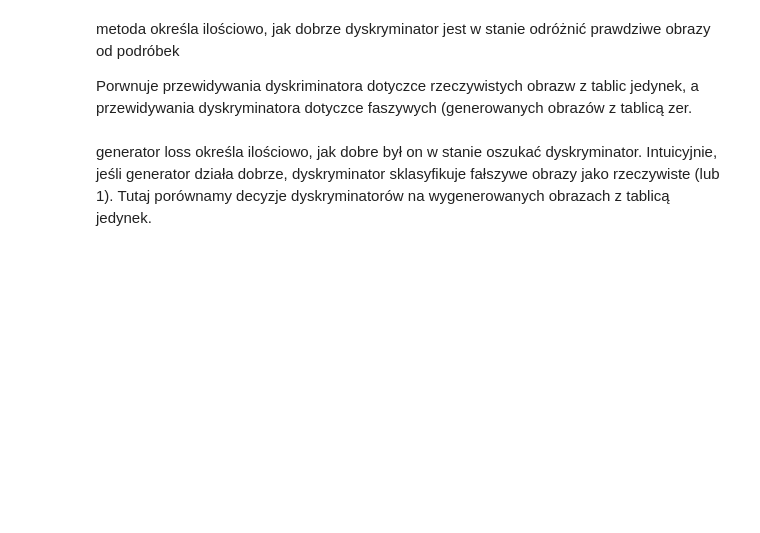
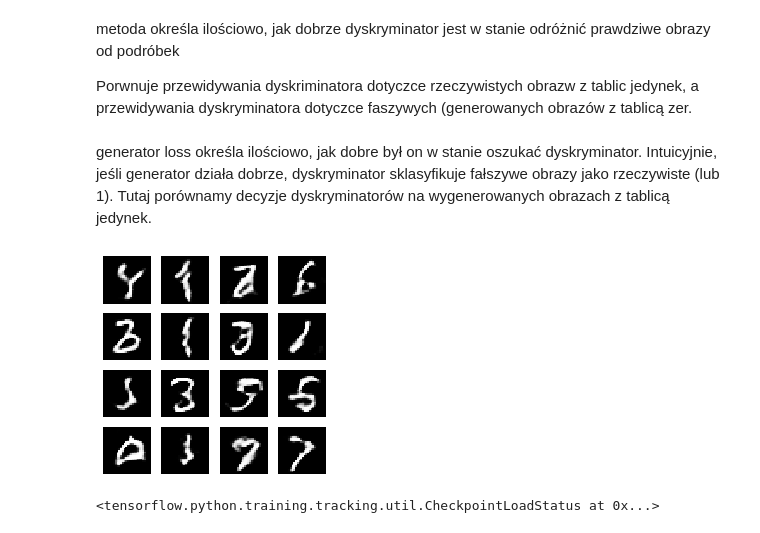
Before and after one commit to weronikazak/ML-Projects, a Jupyter notebook: GAN/tensorflow_gan.ipynb, the cells around one changed output. Cells and saved outputs as stored; diff of their text form; code cells hidden in the pictures; blank space fills up the shorter version.

```diff
--- a/GAN/tensorflow_gan.ipynb
+++ b/GAN/tensorflow_gan.ipynb
@@ -81,8 +81,8 @@ metoda określa ilościowo, jak dobrze dyskryminator jest w stanie odróżnić p
 Porwnuje przewidywania dyskriminatora dotyczce rzeczywistych obrazw z tablic jedynek, a przewidywania dyskryminatora dotyczce faszywych (generowanych obrazów z tablicą zer.
 # %%
 def discriminator_loss(real_output, fake_output):
-    real_loss = crss_entropy(tf.ones_like(real_output), real_output)
-    fake_loss = crss_entropy(tf.zeros_like(fake_output), fake_output)
+    real_loss = cross_entropy(tf.ones_like(real_output), real_output)
+    fake_loss = cross_entropy(tf.zeros_like(fake_output), fake_output)
     total_loss = real_loss + fake_loss
     return total_loss
 # %% [markdown]
@@ -111,7 +111,7 @@ seed = tf.random.normal([num_examples, noise_dims])
 def train_step(images):
     noise = tf.random.normal([BATCH_SIZE, noise_dims])
 
-    with tf.GradientTape() as gen_taoem tf.GradientTape() as disc_tape:
+    with tf.GradientTape() as gen_tape, tf.GradientTape() as disc_tape:
         gen_imgs = generator(noise, training=True)
 
         real_output = discriminator(images, training=True)
@@ -120,4 +120,26 @@ def train_step(images):
         gen_loss = generator_loss(fake_output)
         disc_loss = discriminator_loss(real_output, fake_output)
 
-    grads_of_generator = gen_tape.gradient(gen_loss, generator.trainable_variables)
+    grads_generator = gen_tape.gradient(gen_loss, generator.trainable_variables)
+    grads_discriminator = disc_tape.gradient(disc_loss, discriminator.trainable_variables)
+
+    generator_optimizer.apply_gradients(zip(grads_generator, generator.trainable_variables))
+    discriminator_optimizer.apply_gradients(zip(grads_discriminator, discriminator.trainable_variables))
+# %%
+def train(dataset, epochs):
+    for epoch in range(epochs):
+        start = time.time()
+
+        for img_batch in dataset:
+            train_step(img_batch)
+
+        display.clear_output(wait=True)
+        generate_and_save_images(generator, epoch+1, seed)
+
+        if (epoch+1) % 15 == 0:
+            checkpoint.save(file_prefix = checkpoint_prefix)
+
+        print(f"Time for {epoch+1} is {time.time()-start} sec")
+
+    display.clear_output(wait=True)
+    generate_and_save_images(generator, epochs, seed)
@@ -123,0 +158,8 @@ def train_step(images):
+# %%
+train(train_dataset, EPOCHS)
+# %% [output]
+[figure, added]
+# %%
+checkpoint.restore(tf.train.latest_checkpoint(checkpoint_dir))
+# %% [output]
+<tensorflow.python.training.tracking.util.CheckpointLoadStatus at 0x...>
```
Also changed, not shown: parts of 7 cells of this notebook, 8 other files.
